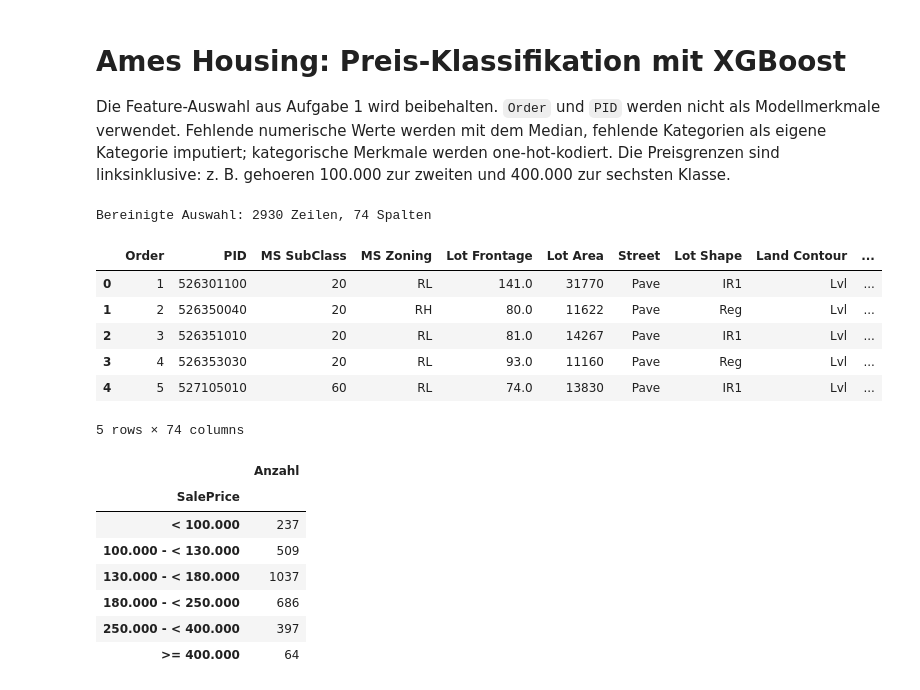
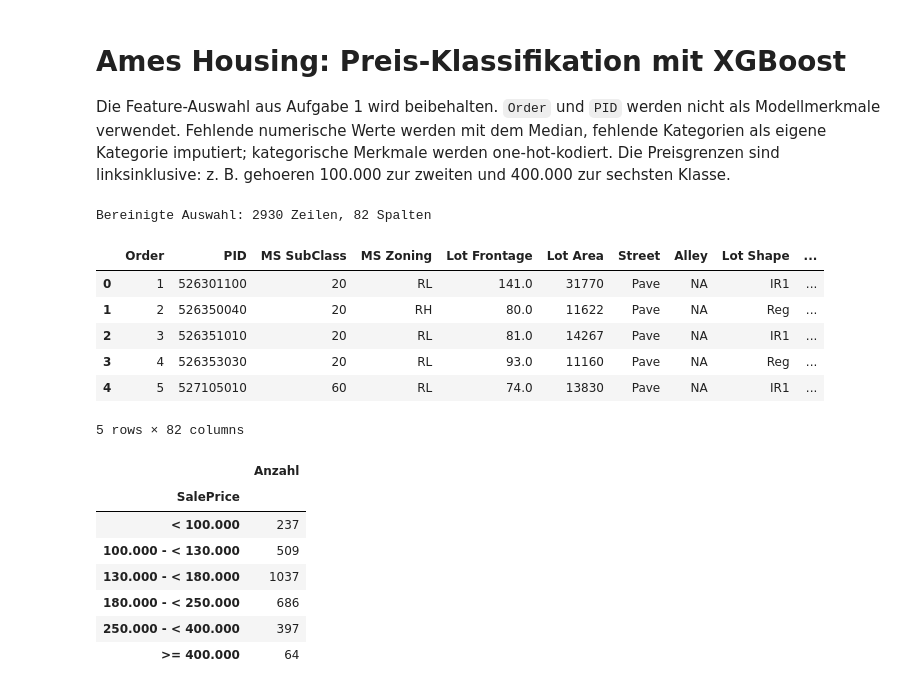
Before and after one commit to ionutelu/LabML, a Jupyter notebook: lab2.ipynb, the cells around one changed output. Saved outputs shown, nothing was run; the diff lists cells and outputs as text; code cells hidden in the pictures.

```diff
--- a/lab2.ipynb
+++ b/lab2.ipynb
@@ -6,52 +6,44 @@ Die Feature-Auswahl aus Aufgabe 1 wird beibehalten. `Order` und `PID` werden nic
 from sklearn.base import clone
 import matplotlib.pyplot as plt
 import numpy as np
 import pandas as pd
 import seaborn as sns
 from sklearn.compose import ColumnTransformer
 from sklearn.impute import SimpleImputer
 from sklearn.metrics import (
     accuracy_score,
     balanced_accuracy_score,
     classification_report,
     confusion_matrix,
 )
 from sklearn.model_selection import (
     KFold,
     StratifiedKFold,
     cross_validate,
     train_test_split,
 )
 from sklearn.pipeline import Pipeline
 from sklearn.preprocessing import OneHotEncoder
 from xgboost import XGBClassifier
 
-df = pd.read_csv("AmesHousing.csv", sep="\t")
+df = pd.read_csv("AmesHousing.csv", sep="\t", keep_default_na=False,  # pandas turns the strings "NA"/"None" into NaN; here they mean the feature is absent (no pool, no alley), not missing data
+    na_values=[""])
 
 # Dieselben Merkmale wie in der bereinigten Auswahl aus Aufgabe 1.
-columns_excluded_in_task1 = [
-    "Alley",
-    "Mas Vnr Type",
-    "Fireplace Qu",
-    "Garage Area",
-    "Pool QC",
-    "Fence",
-    "Misc Feature",
-    "Yr Sold",
-]
+columns_excluded_in_task1 = []
 df_clean = df.drop(columns=columns_excluded_in_task1).copy()
 
 print(f"Bereinigte Auswahl: {df_clean.shape[0]} Zeilen, {df_clean.shape[1]} Spalten")
 display(df_clean.head())
 # %% [output]
-Bereinigte Auswahl: 2930 Zeilen, 74 Spalten
+Bereinigte Auswahl: 2930 Zeilen, 82 Spalten
-|  | Order | PID | MS SubClass | MS Zoning | Lot Frontage | Lot Area | Street | Lot Shape | Land Contour | ... |
-| 0 | 1 | 526301100 | 20 | RL | 141.0 | 31770 | Pave | IR1 | Lvl | ... |
-| 1 | 2 | 526350040 | 20 | RH | 80.0 | 11622 | Pave | Reg | Lvl | ... |
-| 2 | 3 | 526351010 | 20 | RL | 81.0 | 14267 | Pave | IR1 | Lvl | ... |
-| 3 | 4 | 526353030 | 20 | RL | 93.0 | 11160 | Pave | Reg | Lvl | ... |
-| 4 | 5 | 527105010 | 60 | RL | 74.0 | 13830 | Pave | IR1 | Lvl | ... |
+|  | Order | PID | MS SubClass | MS Zoning | Lot Frontage | Lot Area | Street | Alley | Lot Shape | ... |
+| 0 | 1 | 526301100 | 20 | RL | 141.0 | 31770 | Pave | NA | IR1 | ... |
+| 1 | 2 | 526350040 | 20 | RH | 80.0 | 11622 | Pave | NA | Reg | ... |
+| 2 | 3 | 526351010 | 20 | RL | 81.0 | 14267 | Pave | NA | IR1 | ... |
+| 3 | 4 | 526353030 | 20 | RL | 93.0 | 11160 | Pave | NA | Reg | ... |
+| 4 | 5 | 527105010 | 60 | RL | 74.0 | 13830 | Pave | NA | IR1 | ... |
-5 rows × 74 columns
+5 rows × 82 columns
 # %%
 class_names = [
     "< 100.000",
```
Also changed, not shown: parts of 5 cells of this notebook.
